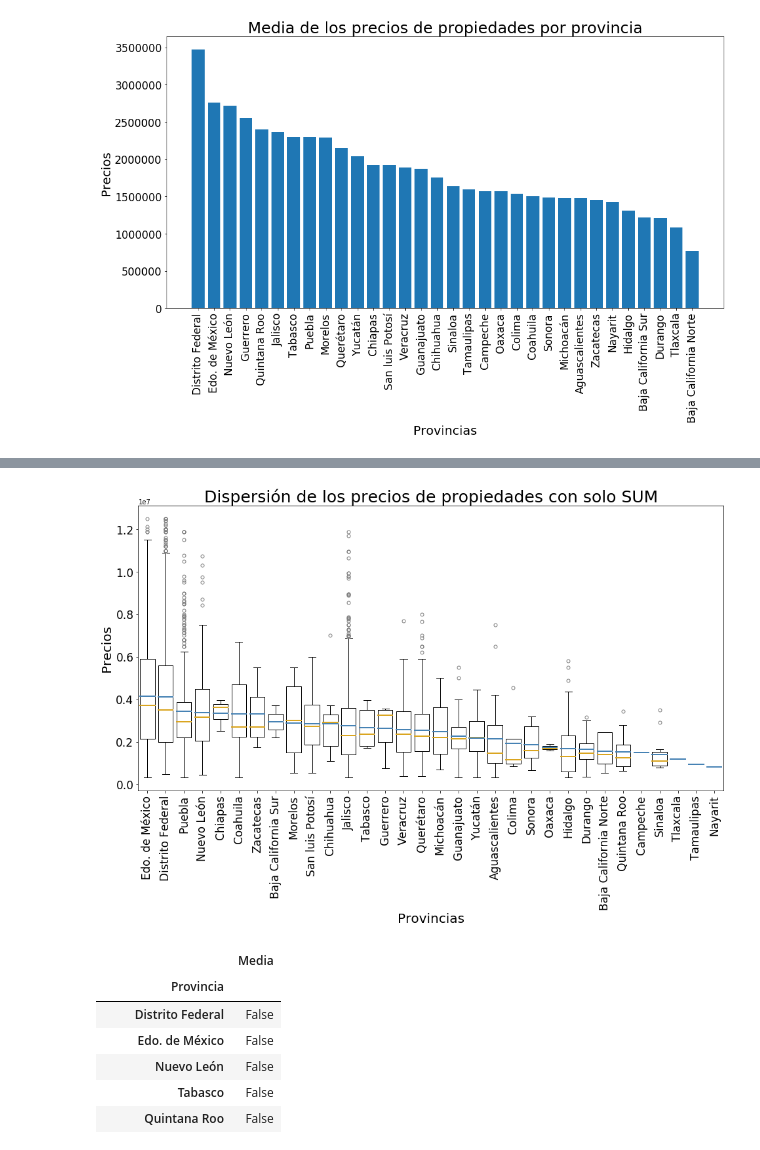
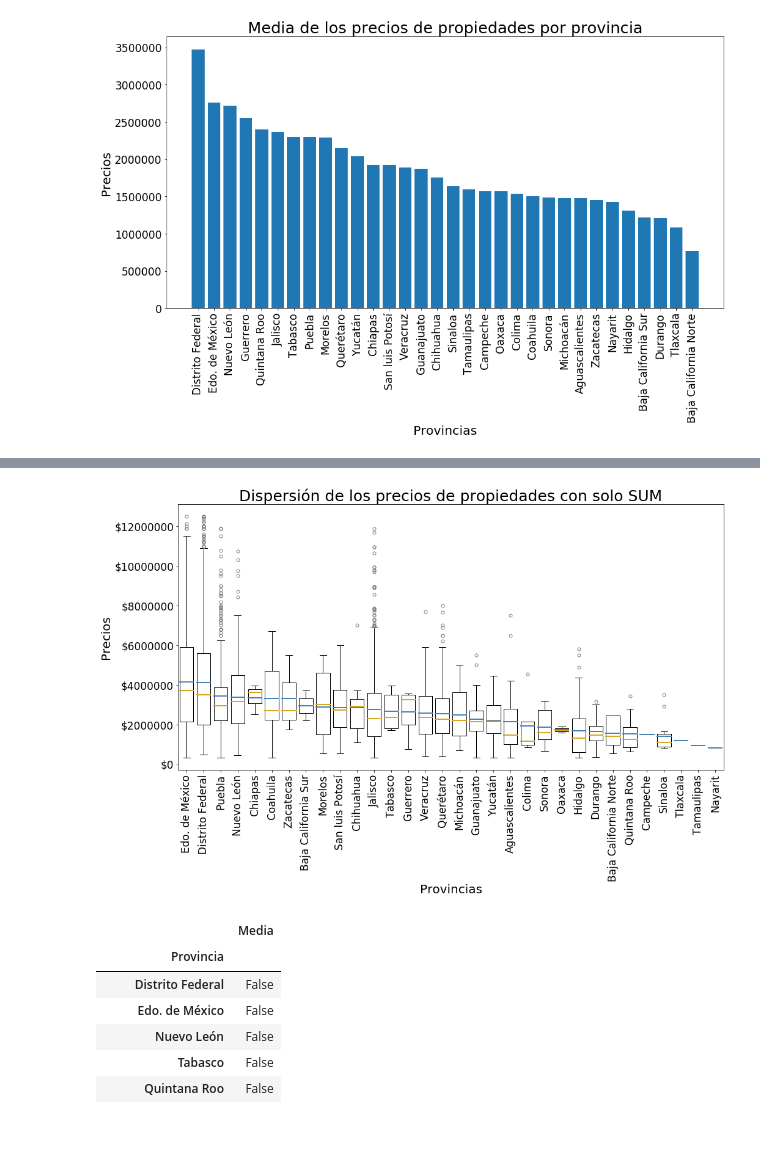
Before and after one commit to komod0/TPs-Org.Datos, a Jupyter notebook: tp1/nbfacundo.ipynb, the cells around one changed output, grey strips where cells are left out. Drawn from its saved outputs; the diff is of its cells as text; code cells hidden in the pictures.

```diff
--- a/tp1/nbfacundo.ipynb
+++ b/tp1/nbfacundo.ipynb
@@ -632,34 +620,35 @@ plt.boxplot([solo_sum.loc[solo_sum['Provincia'] == provincias_nombres[0]]['Preci
              solo_sum.loc[solo_sum['Provincia'] == provincias_nombres[17]]['Precio'], \
              solo_sum.loc[solo_sum['Provincia'] == provincias_nombres[18]]['Precio'], \
              solo_sum.loc[solo_sum['Provincia'] == provincias_nombres[19]]['Precio'], \
              solo_sum.loc[solo_sum['Provincia'] == provincias_nombres[20]]['Precio'], \
              solo_sum.loc[solo_sum['Provincia'] == provincias_nombres[21]]['Precio'], \
              solo_sum.loc[solo_sum['Provincia'] == provincias_nombres[22]]['Precio'], \
              solo_sum.loc[solo_sum['Provincia'] == provincias_nombres[23]]['Precio'], \
              solo_sum.loc[solo_sum['Provincia'] == provincias_nombres[24]]['Precio'], \
              solo_sum.loc[solo_sum['Provincia'] == provincias_nombres[25]]['Precio'], \
              solo_sum.loc[solo_sum['Provincia'] == provincias_nombres[26]]['Precio'], \
              solo_sum.loc[solo_sum['Provincia'] == provincias_nombres[27]]['Precio'], \
              solo_sum.loc[solo_sum['Provincia'] == provincias_nombres[28]]['Precio'], \
              solo_sum.loc[solo_sum['Provincia'] == provincias_nombres[29]]['Precio'], \
              solo_sum.loc[solo_sum['Provincia'] == provincias_nombres[30]]['Precio'], \
              solo_sum.loc[solo_sum['Provincia'] == provincias_nombres[31]]['Precio']], \
             labels = provincias_nombres, \
             widths = 0.8, \
             meanline = True, showmeans = True, \
             boxprops = dict(linewidth=1), \
             meanprops = dict(linestyle = '-', linewidth=2, color = 'steelblue'), \
             # linestyle = '-' muestra la media con línea sólida
             flierprops = dict(marker='o', markerfacecolor='none', markersize=5, linestyle='none', markeredgecolor = 'grey'), \
             medianprops = dict(linestyle = '-', linewidth=2, color='goldenrod'))
 plt.title("Dispersión de los precios de propiedades con solo SUM", fontsize = 25)
 plt.ylabel('Precios', fontsize = 20)
 plt.xlabel('Provincias', fontsize = 20)
 plt.xticks(rotation = 90, fontsize = 17)
 plt.yticks(fontsize = 17)
+plt.gca().yaxis.set_major_formatter(FormatStrFormatter('$%.0f'))
 plt.show()
 # %% [output]
-[figure, old version]
+[figure, new version]
 # %%
 # Ahora con solo Piletas
 
```
Also changed, not shown: parts of 28 cells of this notebook.
